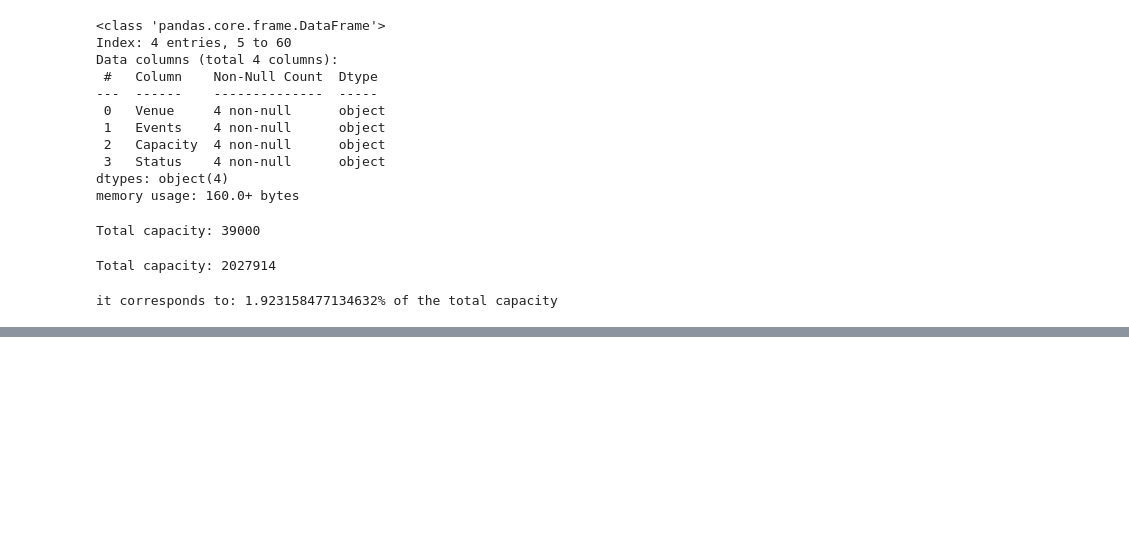
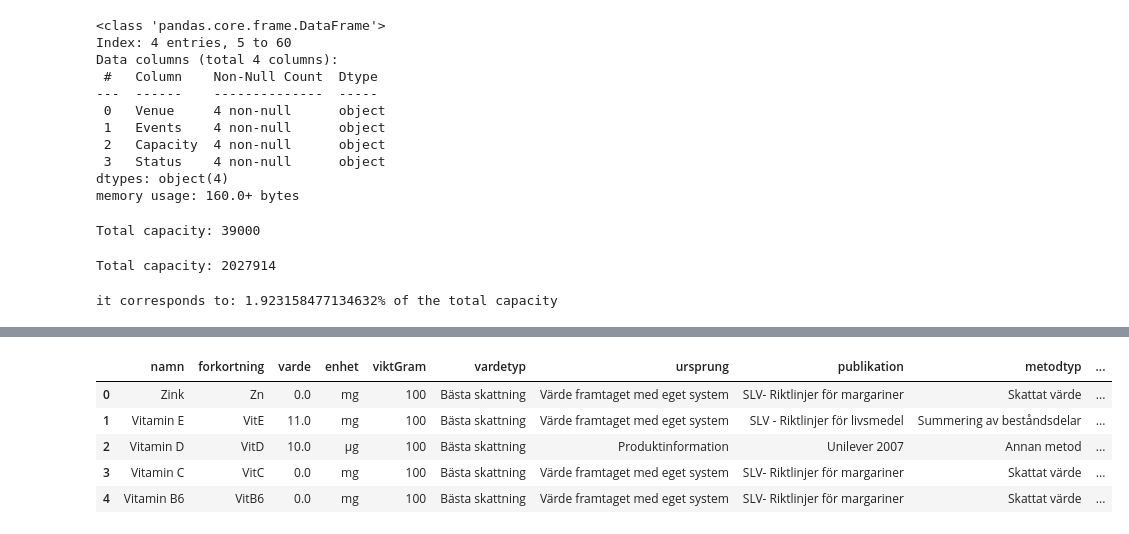
Before and after one commit to Utjiman/Fullstack_data_Richard_Boden, a Jupyter notebook: Exercise/exercise_2.ipynb, the cells around one changed output, grey strips where cells are left out. Drawn from its saved outputs; the diff is of its cells as text; code cells hidden in the pictures; blank space fills up the shorter version.

```diff
--- a/Exercise/exercise_2.ipynb
+++ b/Exercise/exercise_2.ipynb
@@ -820,0 +765,25 @@ Fill in this table either by copying this into your own markdown file or copy it
+# %%
+# c,d )
+
+import requests
+import pandas as pd
+
+# URL till API-endpunkten för att hämta näringsvärden
+url = "https://dataportal.livsmedelsverket.se/livsmedel/api/v1/livsmedel/12/naringsvarden?sprak=1"
+
+# Försöker att hämta data från den angivna URL:en
+response = requests.get(url)
+
+
+if response.status_code == 200:
+    # Konvertera JSON-svaret till en Python-struktur (dictionary)
+    nutritional_data = response.json()
+
+    # Skapa en DataFrame från näringsdatan
+    df_livs = pd.DataFrame(nutritional_data)
+
+    # Skriv ut DataFrame för att se utdatan
+    print(df_livs.head())
+else:
+    print("Det gick inte att hämta data")
+    nutritional_data = None
@@ -820,0 +808,9 @@ Fill in this table either by copying this into your own markdown file or copy it
+# %%
+df_livs.head()
+# %% [output]
+|  | namn | forkortning | varde | enhet | viktGram | vardetyp | ursprung | publikation | metodtyp | ... |
+| 0 | Zink | Zn | 0.0 | mg | 100 | Bästa skattning | Värde framtaget med eget system | SLV- Riktlinjer för margariner | Skattat värde | ... |
+| 1 | Vitamin E | VitE | 11.0 | mg | 100 | Bästa skattning | Värde framtaget med eget system | SLV - Riktlinjer för livsmedel | Summering av beståndsdelar | ... |
+| 2 | Vitamin D | VitD | 10.0 | µg | 100 | Bästa skattning | Produktinformation | Unilever 2007 | Annan metod | ... |
+| 3 | Vitamin C | VitC | 0.0 | mg | 100 | Bästa skattning | Värde framtaget med eget system | SLV- Riktlinjer för margariner | Skattat värde | ... |
+| 4 | Vitamin B6 | VitB6 | 0.0 | mg | 100 | Bästa skattning | Värde framtaget med eget system | SLV- Riktlinjer för margariner | Skattat värde | ... |
```
Also changed, not shown: parts of 11 cells of this notebook, 3 other files.
